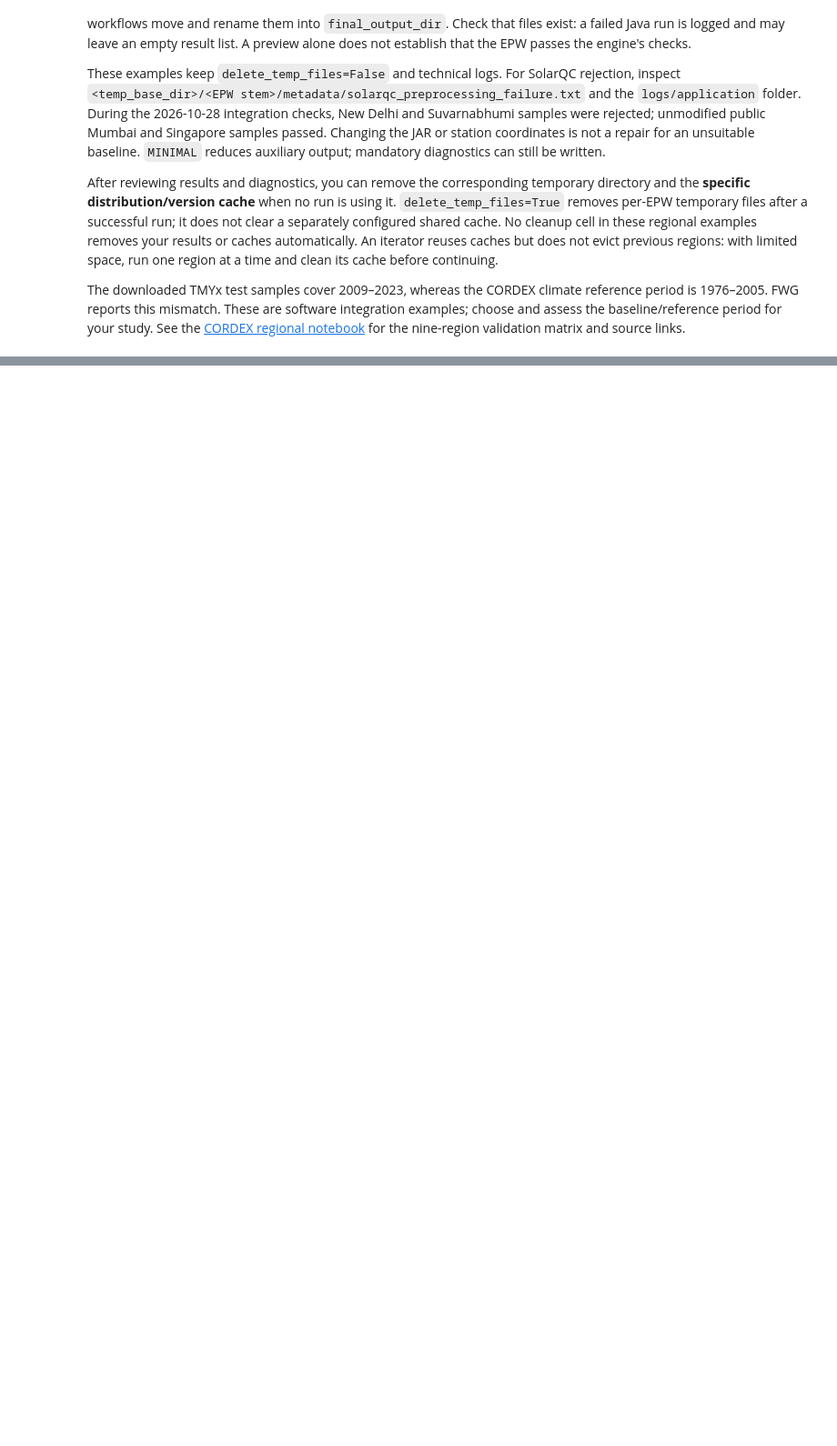
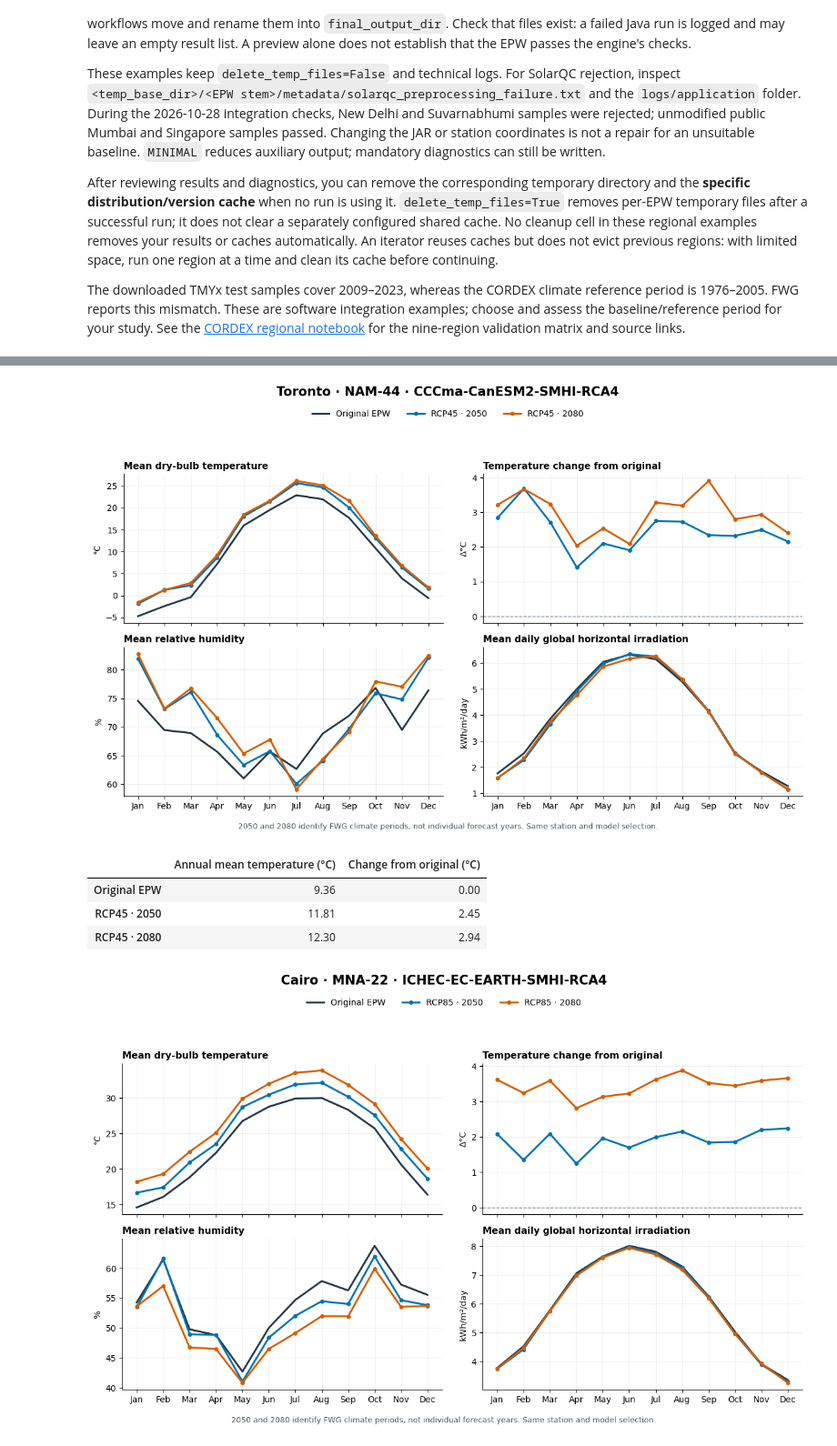
Before and after one commit to dsanchez-garcia/pyfwg, a Jupyter notebook: docs/source/tutorials/morphingiterator_example.ipynb, the cells around one changed output, grey strips where cells are left out. Shown at 91% size. Saved outputs shown, nothing was run; the diff lists cells and outputs as text; code cells hidden in the pictures; blank space fills up the shorter version.

```diff
--- a/docs/source/tutorials/morphingiterator_example.ipynb
+++ b/docs/source/tutorials/morphingiterator_example.ipynb
@@ -52,6 +54,10 @@ if java_executable:
     if not java_path.is_file():
         raise FileNotFoundError(f"Java executable not found: {java_path}")
     os.environ["PATH"] = str(java_path.parent) + os.pathsep + os.environ.get("PATH", "")
-RUN_MORPHING = False
-enable_console_logging()
+RUN_MORPHING = os.environ.get("FWG_RUN_MORPHING", "0") == "1"
+FUTURE_PERIODS = [2050, 2080]
+enable_console_logging(level="WARNING")
+FWG_OUTPUT_DIR = FWG_OUTPUT_DIR / "morphingiterator_example"
+print("Generation enabled:", RUN_MORPHING)
+print("Future climate periods:", FUTURE_PERIODS)
 print("Regional JARs:", FWG_JAR_DIR)
@@ -84,13 +94,15 @@ def regional_inputs(domain, ensemble=False):
     periods = [t for t in info["timeframes"] if all(t in details[m]["timeframes"] for m in models)]
     if not scenarios or not periods:
         raise ValueError(f"{domain}: selected models have no shared scenario or period.")
+    if not set(map(str, FUTURE_PERIODS)).issubset(periods):
+        raise ValueError("Requested periods are not shared by the selected models.")
     epw = FWG_EPW_DIR / f"{domain}.epw"
     if not epw.is_file():
         raise FileNotFoundError(f"Supply a real baseline inside {domain} at {epw}, or set FWG_EPW_DIR.")
     options = dict(
         epw_paths=str(epw), fwg_jar_path=str(jar),
         fwg_rcm_pairs=list(models), fwg_create_ensemble=ensemble,
-        fwg_scenarios=[scenarios[0]], fwg_timeframes=[periods[0]],
+        fwg_scenarios=[scenarios[0]], fwg_timeframes=FUTURE_PERIODS,
         fwg_interpolation_method_id="IDW", fwg_output_profile="MINIMAL",
         fwg_model_unzipped_folder=str(FWG_CACHE_DIR / info["distribution_id"] / info["version"]),
         fwg_extra_args={"threads": 1, "io_threads": 1, "save_technical_log": True},
@@ -242,0 +443,14 @@ The downloaded TMYx test samples cover 2009–2023, whereas the CORDEX climate r
+# %%
+for domain, city in [("NAM-44", "Toronto"), ("MNA-22", "Cairo")]:
+    selected_model = regional_inputs(domain)[1]["fwg_rcm_pairs"][0]
+    compare_climates(
+        FWG_EPW_DIR / f"{domain}.epw", sorted((FWG_OUTPUT_DIR / "iterator-xlsx" / domain).glob("*.epw")),
+        f"{city} · {domain} · {selected_model}", f"{domain}-xlsx-climate-comparison",
+    )
+# %% [output]
+[figure, added]
+|  | Annual mean temperature (°C) | Change from original (°C) |
+| Original EPW | 9.36 | 0.00 |
+| RCP45 · 2050 | 11.81 | 2.45 |
+| RCP45 · 2080 | 12.30 | 2.94 |
+[figure, added]
```
Also changed, not shown: parts of 13 cells of this notebook, 20 other files.
